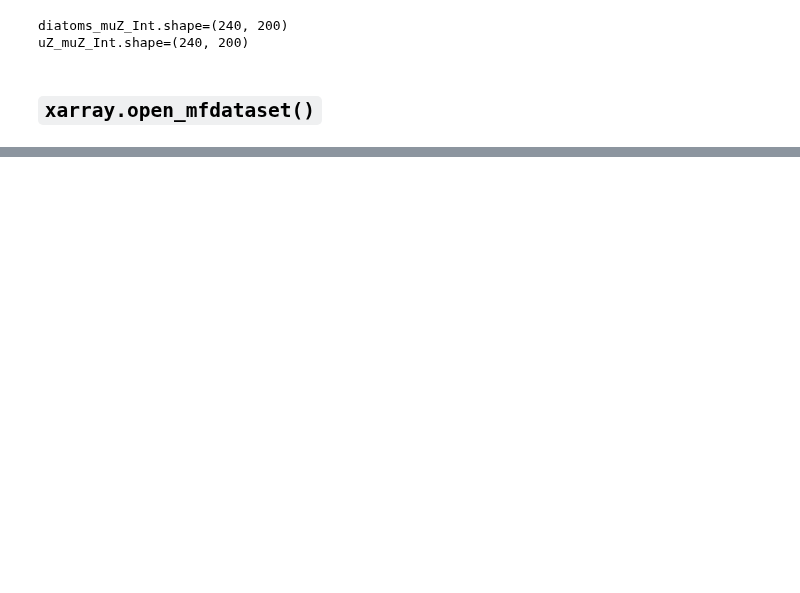
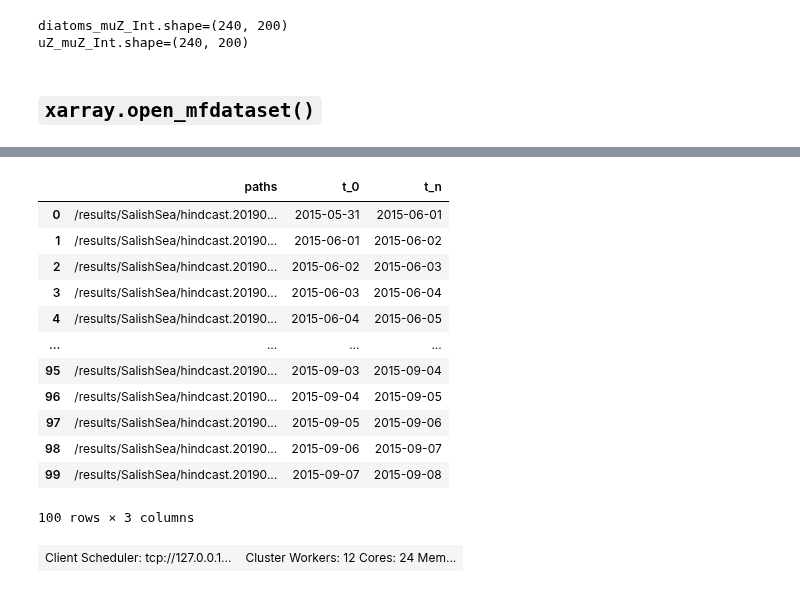
Before and after one commit to SalishSeaCast/analysis-doug, a Jupyter notebook: notebooks/dask-expts/elise_dask_expts.ipynb, the cells around one changed output, grey strips where cells are left out. Cells and saved outputs as stored; diff of their text form; code cells hidden in the pictures; blank space fills up the shorter version.

```diff
--- a/notebooks/dask-expts/elise_dask_expts.ipynb
+++ b/notebooks/dask-expts/elise_dask_expts.ipynb
@@ -363,0 +377,6 @@ client.close()
+# %%
+flistmuZ = evaltools.index_model_files(
+    datetime(2015, 6, 1), datetime(2015, 9, 1),
+    "/data/eolson/results/MEOPAR/SS36runs/CedarRuns/testmuZ/",
+    "long", 10, "ptrc_T", 1
+)
@@ -363,0 +403,20 @@ client.close()
+# %%
+flistHC = evaltools.index_model_files(
+    flistmuZ['t_0'][0], flistmuZ['t_n'][len(flistmuZ)-1] - timedelta(days=1),
+    '/results/SalishSea/hindcast.201905/', 'nowcast', 1, 'ptrc_T', 1)
+# %%
+flistHC
+# %% [output]
+|  | paths | t_0 | t_n |
+| 0 | /results/SalishSea/hindcast.20190... | 2015-05-31 | 2015-06-01 |
+| 1 | /results/SalishSea/hindcast.20190... | 2015-06-01 | 2015-06-02 |
+| 2 | /results/SalishSea/hindcast.20190... | 2015-06-02 | 2015-06-03 |
+| 3 | /results/SalishSea/hindcast.20190... | 2015-06-03 | 2015-06-04 |
+| 4 | /results/SalishSea/hindcast.20190... | 2015-06-04 | 2015-06-05 |
+| ... | ... | ... | ... |
+| 95 | /results/SalishSea/hindcast.20190... | 2015-09-03 | 2015-09-04 |
+| 96 | /results/SalishSea/hindcast.20190... | 2015-09-04 | 2015-09-05 |
+| 97 | /results/SalishSea/hindcast.20190... | 2015-09-05 | 2015-09-06 |
+| 98 | /results/SalishSea/hindcast.20190... | 2015-09-06 | 2015-09-07 |
+| 99 | /results/SalishSea/hindcast.20190... | 2015-09-07 | 2015-09-08 |
+100 rows × 3 columns
@@ -363,0 +432,6 @@ client.close()
+# %%
+client = dask.distributed.Client(
+    n_workers=12, threads_per_worker=2, processes=True)
+client
+# %% [output]
+| Client Scheduler: tcp://127.0.0.1... | Cluster Workers: 12 Cores: 24 Mem... |
```
Also changed, not shown: parts of 34 cells of this notebook.
